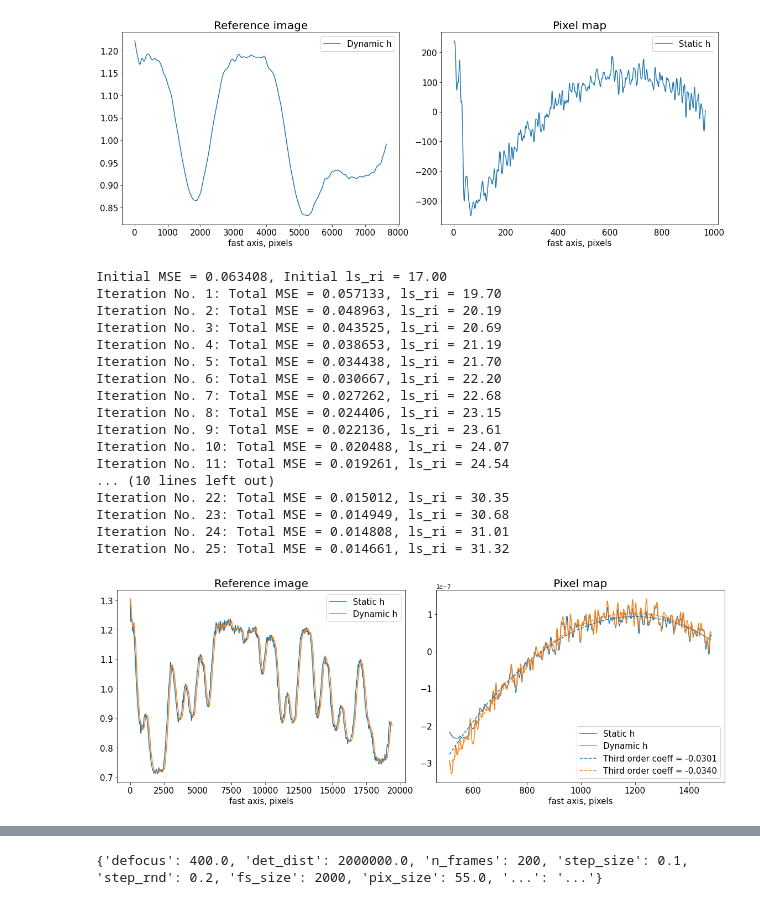
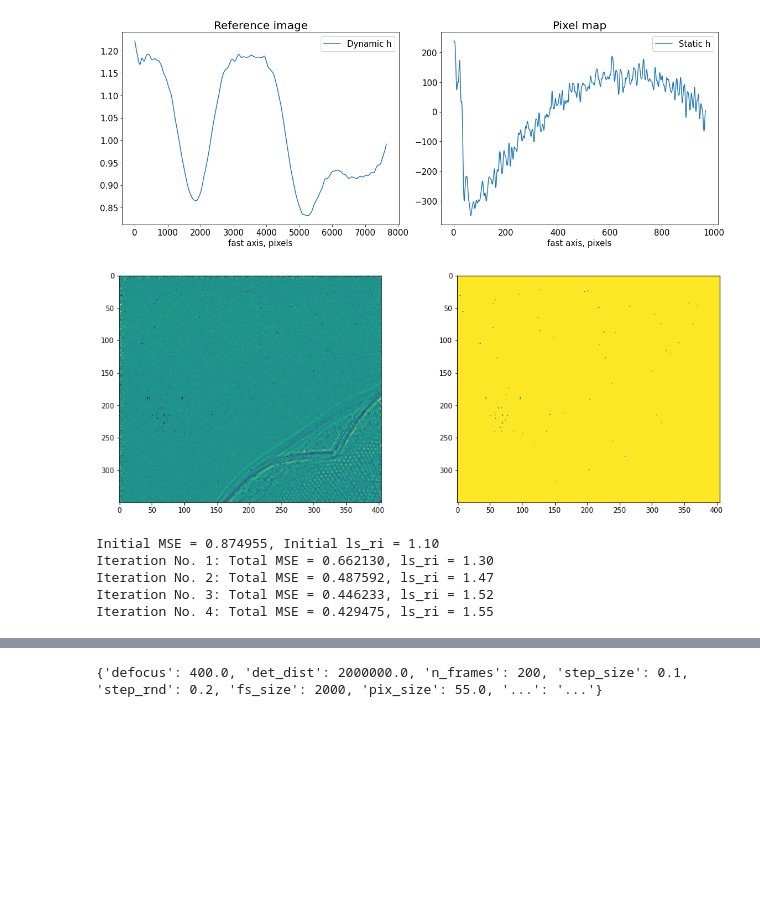
Before and after one commit to simply-nicky/pyrost, a Jupyter notebook: dev.ipynb, the cells around one changed output, grey strips where cells are left out. Cells and saved outputs as stored; diff of their text form; code cells hidden in the pictures; blank space fills up the shorter version.

```diff
--- a/dev.ipynb
+++ b/dev.ipynb
@@ -296,3 +265,17 @@ plt.tight_layout()
 plt.show()
 # %% [output]
 [figure]
+# %%
+loader = rst.loader()
+data = loader.load('results/exp/diatom.cxi', roi=(70, 420, 50, 455), good_frames=np.arange(1, 121))
+data = data.update_mask(method='perc-bad', pmin=0.05, pmax=99.998)
+# %%
+%matplotlib inline
+fig, axes = plt.subplots(1, 2, figsize=(16, 6))
+axes[0].imshow(np.where(data.get('mask')[0],
+                        data.get('data')[0] / data.get('whitefield'),
+                        0), vmin=0.5, vmax=1.5)
+axes[1].imshow(data.get('mask')[0], vmin=0, vmax=1)
+plt.show()
+# %% [output]
+[figure, added]
@@ -299,53 +285,10 @@ plt.show()
 # %%
 st_obj = data.get_st()
-st_rgd, extra = st_obj.iter_update_gd(sw_fs=10, ls_pm=2.5, ls_ri=17.0, n_iter=25, verbose=True,
-                                      update_translations=False, return_extra=True, learning_rate=1e3,
-                                      momentum=0.)
+st_rgd = st_obj.iter_update_gd(ls_ri=1.1, ls_pm=1.5, sw_fs=2, sw_ss=2, n_iter=4,
+                               verbose=True, learning_rate=0.1)
 # %% [output]
-Initial MSE = 0.063408, Initial ls_ri = 17.00
-Iteration No. 1: Total MSE = 0.057133, ls_ri = 19.70
-Iteration No. 2: Total MSE = 0.048963, ls_ri = 20.19
-Iteration No. 3: Total MSE = 0.043525, ls_ri = 20.69
-Iteration No. 4: Total MSE = 0.038653, ls_ri = 21.19
-Iteration No. 5: Total MSE = 0.034438, ls_ri = 21.70
-Iteration No. 6: Total MSE = 0.030667, ls_ri = 22.20
-Iteration No. 7: Total MSE = 0.027262, ls_ri = 22.68
-Iteration No. 8: Total MSE = 0.024406, ls_ri = 23.15
-Iteration No. 9: Total MSE = 0.022136, ls_ri = 23.61
-Iteration No. 10: Total MSE = 0.020488, ls_ri = 24.07
-Iteration No. 11: Total MSE = 0.019261, ls_ri = 24.54
-... (10 lines left out)
-Iteration No. 22: Total MSE = 0.015012, ls_ri = 30.35
-Iteration No. 23: Total MSE = 0.014949, ls_ri = 30.68
-Iteration No. 24: Total MSE = 0.014808, ls_ri = 31.01
-Iteration No. 25: Total MSE = 0.014661, ls_ri = 31.32
+Initial MSE = 0.874955, Initial ls_ri = 1.10
+Iteration No. 1: Total MSE = 0.662130, ls_ri = 1.30
+Iteration No. 2: Total MSE = 0.487592, ls_ri = 1.47
+Iteration No. 3: Total MSE = 0.446233, ls_ri = 1.52
+Iteration No. 4: Total MSE = 0.429475, ls_ri = 1.55
-# %%
-%matplotlib inline
-fit_obj = data.update_phase(st_res).get_fit()
-fit_ogd = data.update_phase(st_rgd).get_fit()
-fig, axes = plt.subplots(1, 2, figsize=(16, 6))
-axes[0].plot(st_res.reference_image[0], label='Static h')
-axes[0].plot(st_rgd.reference_image[0], label='Dynamic h')
-axes[1].plot(fit_obj.pixels,
-             ref_dx * (st_res.pixel_map - st_obj.pixel_map)[1, 0] -
-             ref_dx * (st_res.pixel_map - st_obj.pixel_map)[1, 0].mean(), label='Static h')
-axes[1].plot(fit_ogd.pixels,
-             ref_dx * (st_rgd.pixel_map - st_obj.pixel_map)[1, 0] -
-             ref_dx * (st_rgd.pixel_map - st_obj.pixel_map)[1, 0].mean(), label='Dynamic h')
-axes[1].plot(fit_obj.pixels, ref_dx * fit_obj.model(fit_obj.fit(loss='linear')['fit']),
-             c=mcolors.TABLEAU_COLORS['tab:blue'], linestyle='dashed',
-             label='Third order coeff = {:.4f}'.format(fit_obj.fit(loss='linear')['alpha']))
-axes[1].plot(fit_ogd.pixels, ref_dx * fit_obj.model(fit_ogd.fit(loss='linear')['fit']),
-             c=mcolors.TABLEAU_COLORS['tab:orange'], linestyle='dashed',
-             label='Third order coeff = {:.4f}'.format(fit_ogd.fit(loss='linear')['alpha']))
-axes[0].set_title('Reference image', fontsize=20)
-axes[1].set_title('Pixel map', fontsize=20)
-for ax in axes:
-    ax.legend(fontsize=15)
-    ax.tick_params(labelsize=15)
-    ax.set_xlabel('fast axis, pixels', fontsize=15)
-plt.tight_layout()
-plt.show()
-# plt.savefig('figures/dynamic_comparison.pdf')
-# %% [output]
-[figure, removed]
```
Also changed, not shown: parts of 36 cells of this notebook, 8 other files.
